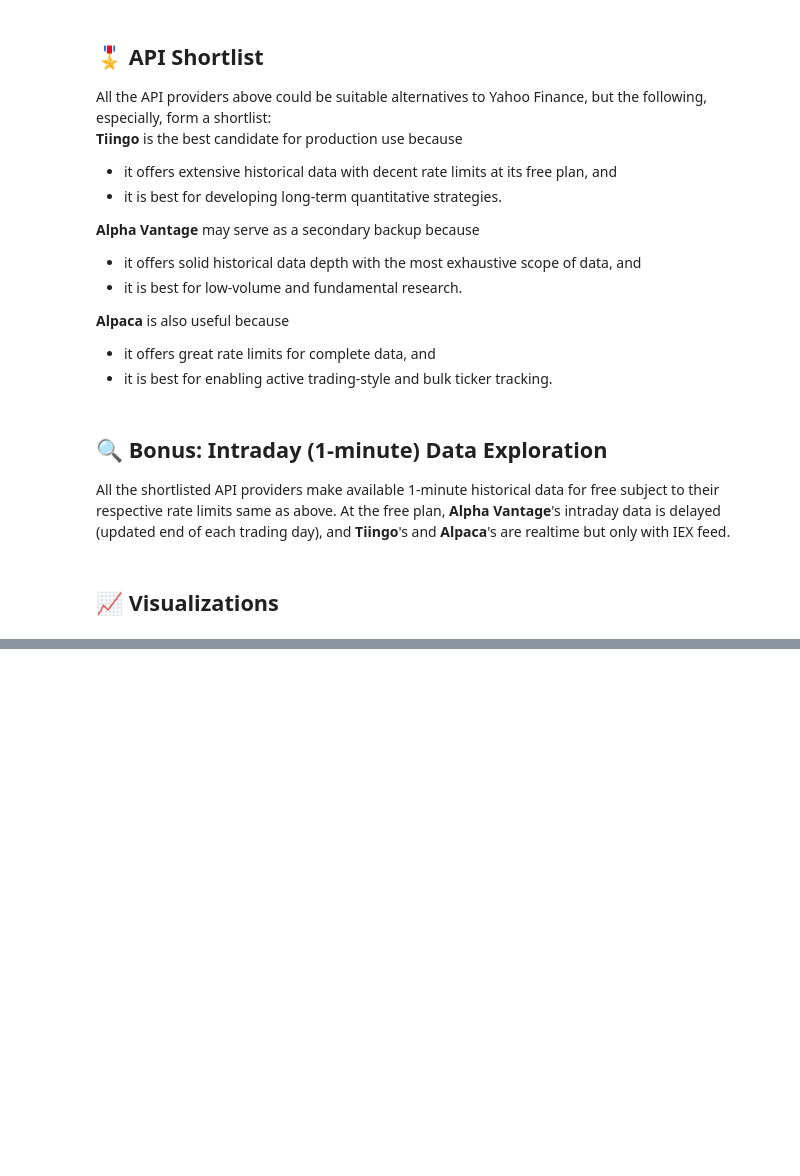
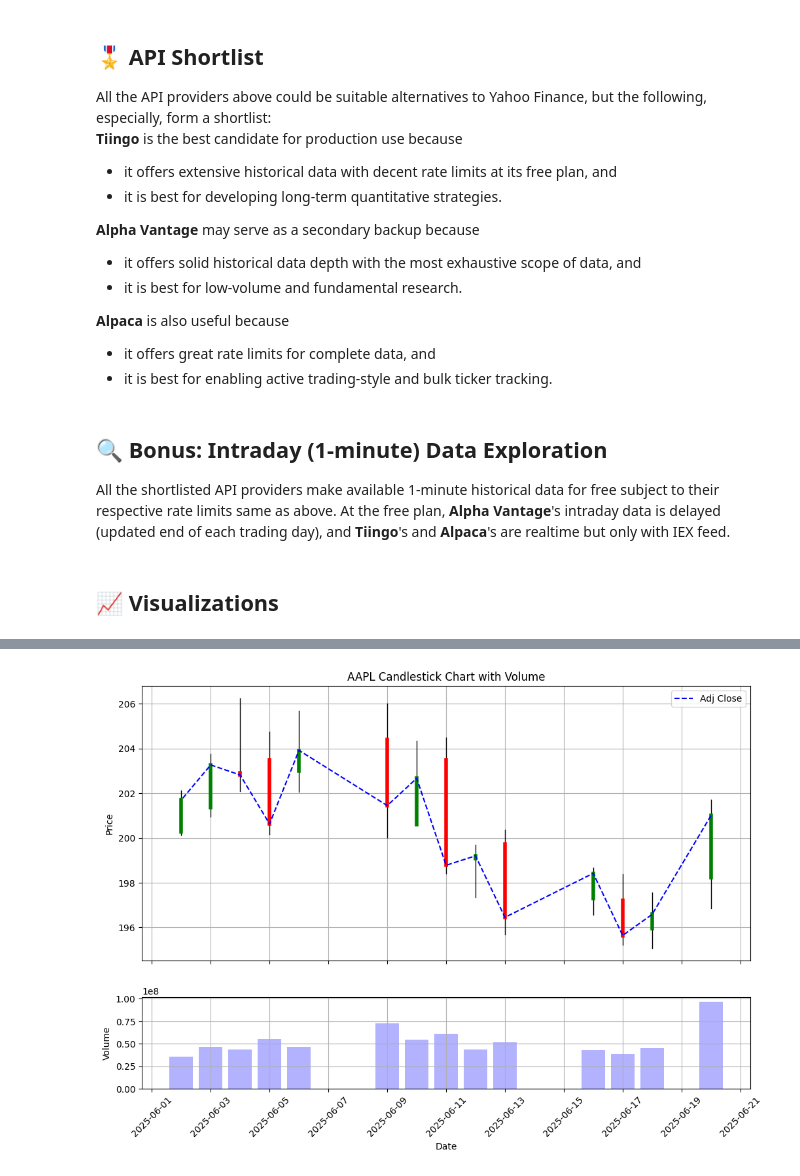
Before and after one commit to Lawrence2005/Finovax-Quantitative-Researcher-Internship-Summer-2025, a Jupyter notebook: Financial-Data-API-Research-Week1/findings.ipynb, the cells around one changed output, grey strips where cells are left out. Drawn from its saved outputs; the diff is of its cells as text; code cells hidden in the pictures; blank space fills up the shorter version.

Commit message:
Fixed Tiingo

```diff
--- a/Financial-Data-API-Research-Week1/findings.ipynb
+++ b/Financial-Data-API-Research-Week1/findings.ipynb
@@ -52,10 +56,8 @@ import matplotlib.pyplot as plt
 import matplotlib.dates as mdates
 from main import fetch_daily_data, fetch_intraday_data
 # %%
-# Fetching from each API
-df_daily = fetch_daily_data("aapl", "2023-01-01", "2023-12-31", source="tiingo")
+# Fetching AAPL daily data from Tiingo
+df_daily = fetch_daily_data("aapl", "2025-06-01", "2025-06-20", source="tiingo")
+print("AAPL Daily data fetched from Tiingo:")
 df_daily.head()
-
-# df_intraday = fetch_intraday_data("AAPL", "2025-06-01", "2025-06-20", source="tiingo")
-# df_intraday.head()
 # %% [output]
@@ -63,35 +86,41 @@ JSONDecodeError: Expecting value: line 1 column 1 (char 0)
 # %%
-# Plottings df.set_index(\"date\")[[\"close\"]].plot(title=\"AAPL Daily Close\")
+# Plotting AAPL Daily Data with Candlestick and Volume
 # Create a figure with 2 subplots (share the x-axis)
 fig, (ax_price, ax_vol) = plt.subplots(
     2, 1, figsize=(12, 8),
     gridspec_kw={'height_ratios': [3, 1]},
     sharex=True
 )
 
 # ---- Plot Candlestick ----
 for date, row in df_daily.iterrows():
     o, h, l, c = row["open"], row["high"], row["low"], row["close"]
 
     color = "green" if c >= o else "red"
 
     # Wick
     ax_price.plot([date, date], [l, h], color="black", linewidth=1)
     # Body
     ax_price.plot([date, date], [o, c], color=color, linewidth=4)
 
+# ---- Plot Adjusted Close ----
+ax_price.plot(df_daily.index, df_daily['adjClose'], color='blue', label='Adj Close', linestyle='--')
+
 # ---- Plot Volume ----
 ax_vol.bar(df_daily.index, df_daily["volume"], color="blue", alpha=0.3)
 
 # ---- Format X-axis ----
 ax_vol.xaxis.set_major_formatter(mdates.DateFormatter("%Y-%m-%d"))
 ax_vol.xaxis.set_major_locator(mdates.AutoDateLocator())
 plt.xticks(rotation=45)
 
 # Labels and Grid
-ax_price.set(title="Candlestick Chart with Volume", ylabel="Price")
+ax_price.set(title="AAPL Candlestick Chart with Volume", ylabel="Price")
+ax_price.legend()
 ax_vol.set(xlabel="Date", ylabel="Volume")
 ax_price.grid(True)
 ax_vol.grid(True)
 
 plt.show()
+# %% [output]
+[figure, added]
```
Also changed, not shown: parts of 4 cells of this notebook, 1 other file.
